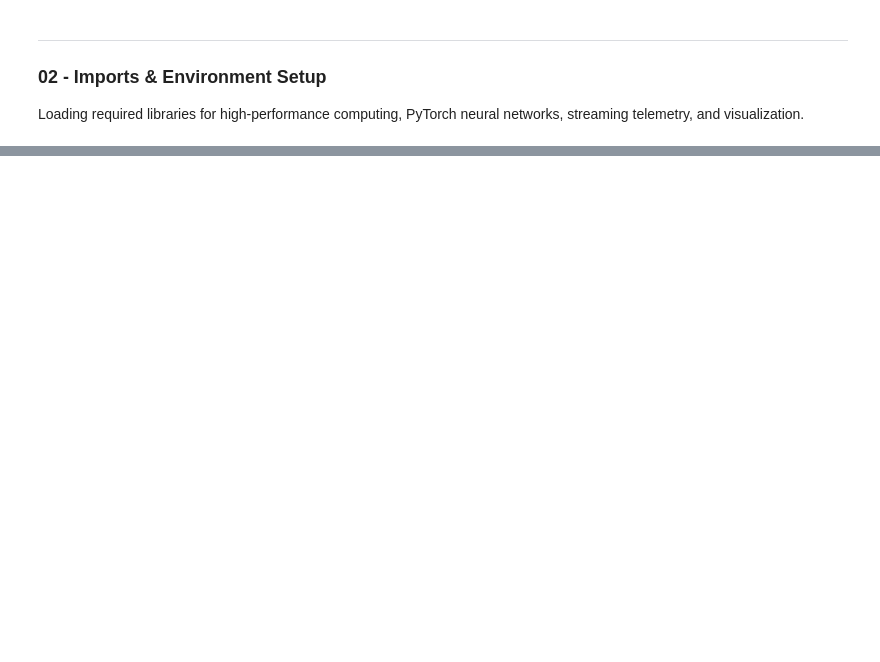
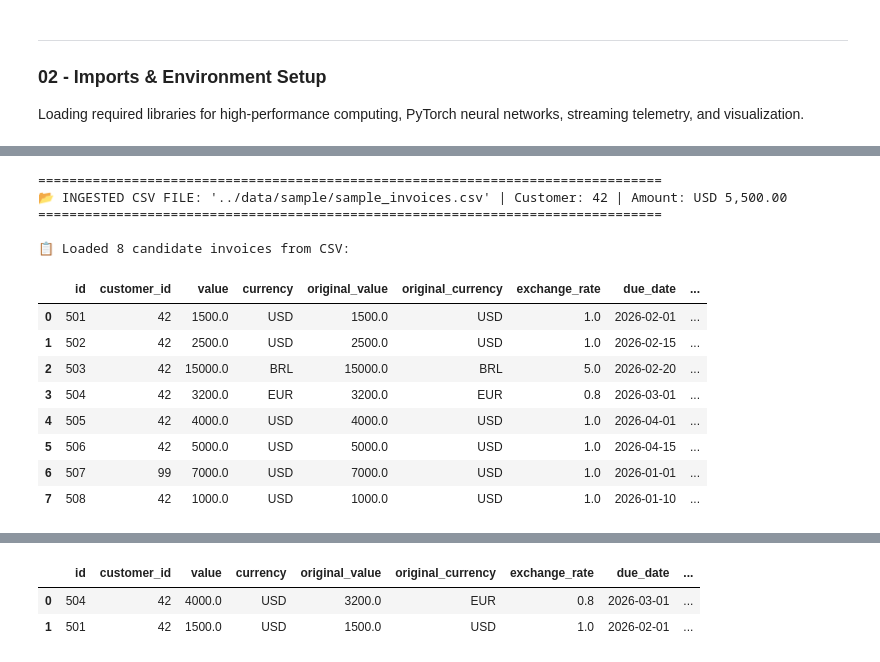
Before and after one commit to unicsoftware/mlp-saturno, a Jupyter notebook: notebooks/realtime_ainvoice_validation.ipynb, the cells around one changed output, grey strips where cells are left out. Cells and saved outputs as stored; diff of their text form; code cells hidden in the pictures; blank space fills up the shorter version.

```diff
--- a/notebooks/realtime_ainvoice_validation.ipynb
+++ b/notebooks/realtime_ainvoice_validation.ipynb
@@ -304,0 +428,77 @@ print("✓ RealtimeAInvoiceValidator class defined successfully.")
+# %%
+def validate_from_csv(
+    csv_path: str,
+    amount: float,
+    customer_id: Optional[int] = None,
+    currency: str = "USD",
+    exchange_rate: float = 1.0,
+    receipt_date: Optional[str] = None,
+    ranking_strategy: str = "fewest_invoices",
+    export_output_csv: Optional[str] = None
+) -> Dict[str, Any]:
+    """
+    Loads candidate invoices from a CSV file, standardizes columns, and runs exact mathematical matching.
+    """
+    print("=" * 80)
+    print(f"📂 INGESTED CSV FILE: '{csv_path}' | Customer: {customer_id} | Amount: {currency} {amount:,.2f}")
+    print("=" * 80)
+
+    invoices = UniversalDataLoader.load_invoices_from_csv(csv_path)
+    df_raw = pd.DataFrame(invoices)
+    print(f"\n📋 Loaded {len(invoices)} candidate invoices from CSV:")
+    display(df_raw)
+
+    receipt_date = receipt_date or datetime.now().strftime("%Y-%m-%d")
+    start_t = time.perf_counter()
+    result = find_deterministic_matches(
+        amount=amount,
+        invoices=invoices,
+        customer_id=customer_id,
+        currency=currency,
+        exchange_rate=exchange_rate,
+        receipt_date=receipt_date,
+        ranking_strategy=ranking_strategy
+    )
+    elapsed_ms = (time.perf_counter() - start_t) * 1000.0
+
+    print(f"\n⚡ Execution Time: {elapsed_ms:.3f} ms")
+    print(f"📊 Status: {result['status']} | Combinations Found: {result['combinations_count']} | Solver: {result.get('solver_used')}")
+
+    if result["combinations"]:
+        top_combo = result["combinations"][0]
+        print(f"\n🎯 Top Suggested Combination Details (Rank #1):")
+        df_top_details = pd.DataFrame(top_combo["invoices_details"])
+        display(df_top_details)
+
+        if export_output_csv:
+            df_top_details.to_csv(export_output_csv, index=False)
+            print(f"\n💾 Exported matched invoice details to CSV: {export_output_csv}")
+
+    return result
+
+
+# Test with sample CSV
+sample_csv_path = os.path.join("..", "data", "sample", "sample_invoices.csv")
+csv_result = validate_from_csv(
+    csv_path=sample_csv_path,
+    amount=5500.00,
+    customer_id=42,
+    currency="USD",
+    exchange_rate=1.0,
+    export_output_csv=os.path.join("..", "data", "sample", "reconciliation_results.csv")
+)
+# %% [output]
+================================================================================
+📂 INGESTED CSV FILE: '../data/sample/sample_invoices.csv' | Customer: 42 | Amount: USD 5,500.00
+================================================================================
+
+📋 Loaded 8 candidate invoices from CSV:
+|  | id | customer_id | value | currency | original_value | original_currency | exchange_rate | due_date | ... |
+| 0 | 501 | 42 | 1500.0 | USD | 1500.0 | USD | 1.0 | 2026-02-01 | ... |
+| 1 | 502 | 42 | 2500.0 | USD | 2500.0 | USD | 1.0 | 2026-02-15 | ... |
+| 2 | 503 | 42 | 15000.0 | BRL | 15000.0 | BRL | 5.0 | 2026-02-20 | ... |
+| 3 | 504 | 42 | 3200.0 | EUR | 3200.0 | EUR | 0.8 | 2026-03-01 | ... |
+| 4 | 505 | 42 | 4000.0 | USD | 4000.0 | USD | 1.0 | 2026-04-01 | ... |
+| 5 | 506 | 42 | 5000.0 | USD | 5000.0 | USD | 1.0 | 2026-04-15 | ... |
+| 6 | 507 | 99 | 7000.0 | USD | 7000.0 | USD | 1.0 | 2026-01-01 | ... |
+| 7 | 508 | 42 | 1000.0 | USD | 1000.0 | USD | 1.0 | 2026-01-10 | ... |
@@ -304,0 +509,3 @@ print("✓ RealtimeAInvoiceValidator class defined successfully.")
+|  | id | customer_id | value | currency | original_value | original_currency | exchange_rate | due_date | ... |
+| 0 | 504 | 42 | 4000.0 | USD | 3200.0 | EUR | 0.8 | 2026-03-01 | ... |
+| 1 | 501 | 42 | 1500.0 | USD | 1500.0 | USD | 1.0 | 2026-02-01 | ... |
```
Also changed, not shown: parts of 29 cells of this notebook, 10 other files.
